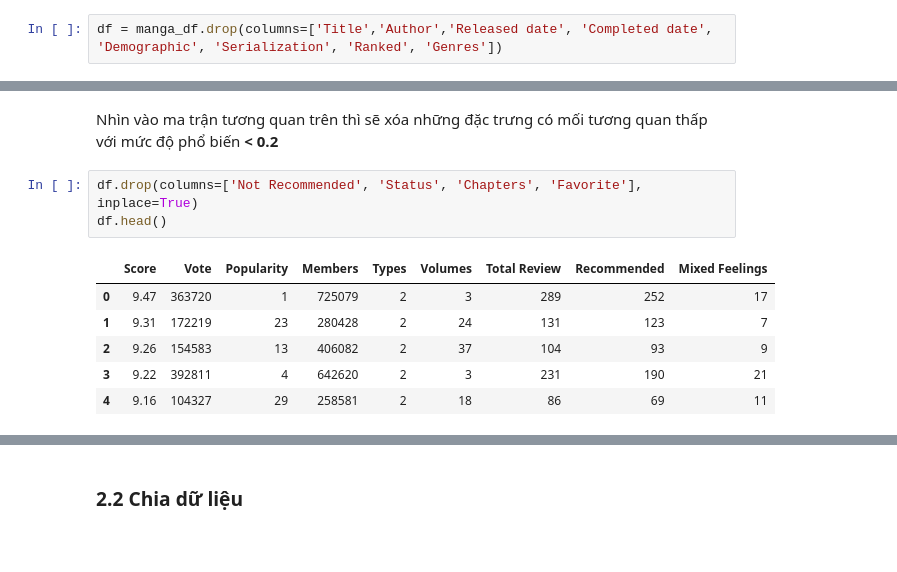
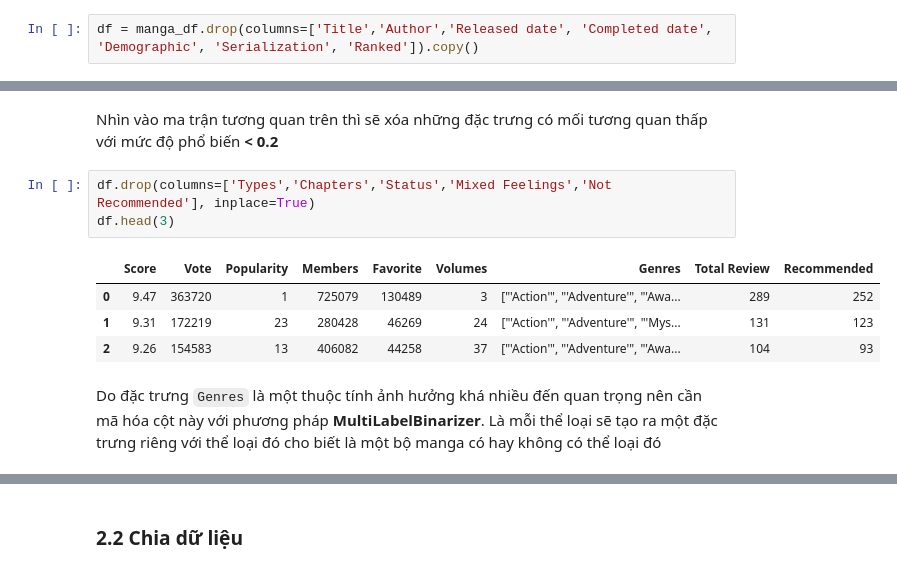
Before and after one commit to hahuy2004/FinalProject_IntroductionDS, a Jupyter notebook: Data_Modeling/data_modeling.ipynb, the cells around one changed output, grey strips where cells are left out. Cells and saved outputs as stored; diff of their text form; blank space fills up the shorter version.

```diff
--- a/Data_Modeling/data_modeling.ipynb
+++ b/Data_Modeling/data_modeling.ipynb
@@ -59,2 +64,2 @@ manga_df.head()
 # %%
-df = manga_df.drop(columns=['Title','Author','Released date', 'Completed date', 'Demographic', 'Serialization', 'Ranked', 'Genres'])
+df = manga_df.drop(columns=['Title','Author','Released date', 'Completed date', 'Demographic', 'Serialization', 'Ranked']).copy()
@@ -109,12 +137,12 @@ plt.show()
 # %% [markdown]
 Nhìn vào ma trận tương quan trên thì sẽ xóa những đặc trưng có mối tương quan thấp với mức độ phổ biến **< 0.2**
 # %%
-df.drop(columns=['Not Recommended', 'Status', 'Chapters', 'Favorite'], inplace=True)
-df.head()
+df.drop(columns=['Types','Chapters','Status','Mixed Feelings','Not Recommended'], inplace=True)
+df.head(3)
 # %% [output]
-|  | Score | Vote | Popularity | Members | Types | Volumes | Total Review | Recommended | Mixed Feelings |
-| 0 | 9.47 | 363720 | 1 | 725079 | 2 | 3 | 289 | 252 | 17 |
-| 1 | 9.31 | 172219 | 23 | 280428 | 2 | 24 | 131 | 123 | 7 |
-| 2 | 9.26 | 154583 | 13 | 406082 | 2 | 37 | 104 | 93 | 9 |
-| 3 | 9.22 | 392811 | 4 | 642620 | 2 | 3 | 231 | 190 | 21 |
-| 4 | 9.16 | 104327 | 29 | 258581 | 2 | 18 | 86 | 69 | 11 |
+|  | Score | Vote | Popularity | Members | Favorite | Volumes | Genres | Total Review | Recommended |
+| 0 | 9.47 | 363720 | 1 | 725079 | 130489 | 3 | ["'Action'", "'Adventure'", "'Awa... | 289 | 252 |
+| 1 | 9.31 | 172219 | 23 | 280428 | 46269 | 24 | ["'Action'", "'Adventure'", "'Mys... | 131 | 123 |
+| 2 | 9.26 | 154583 | 13 | 406082 | 44258 | 37 | ["'Action'", "'Adventure'", "'Awa... | 104 | 93 |
+# %% [markdown]
+Do đặc trưng `Genres` là một thuộc tính ảnh hưởng khá nhiều đến quan trọng nên cần mã hóa cột này với phương pháp **MultiLabelBinarizer**. Là mỗi thể loại sẽ tạo ra một đặc trưng riêng với thể loại đó cho biết là một bộ manga có hay không có thể loại đó
```
Also changed, not shown: parts of 42 cells of this notebook.
